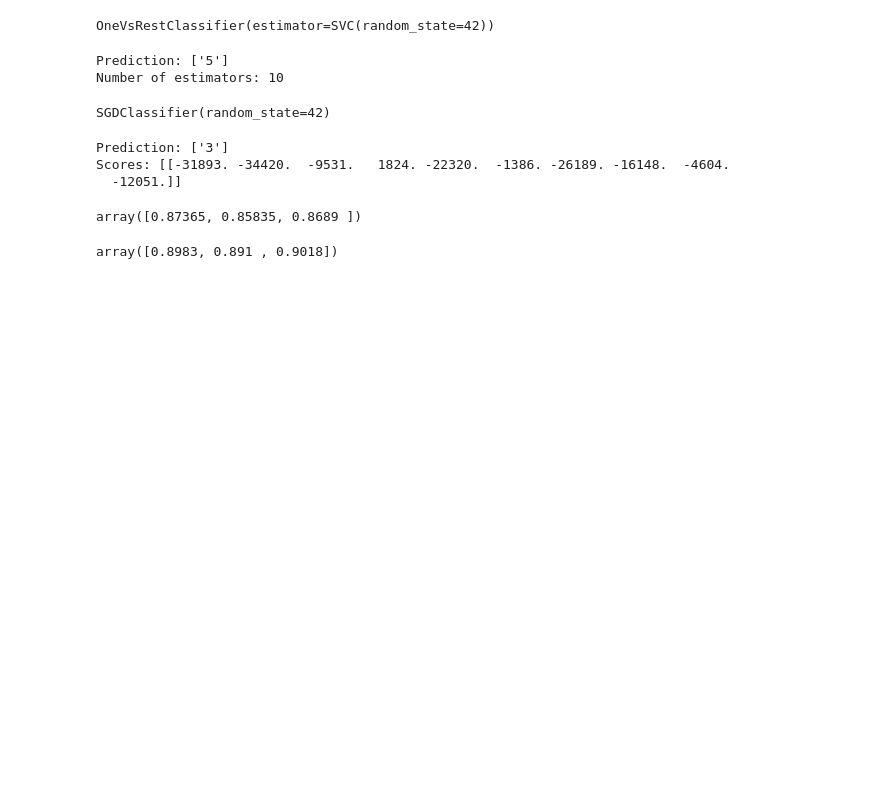
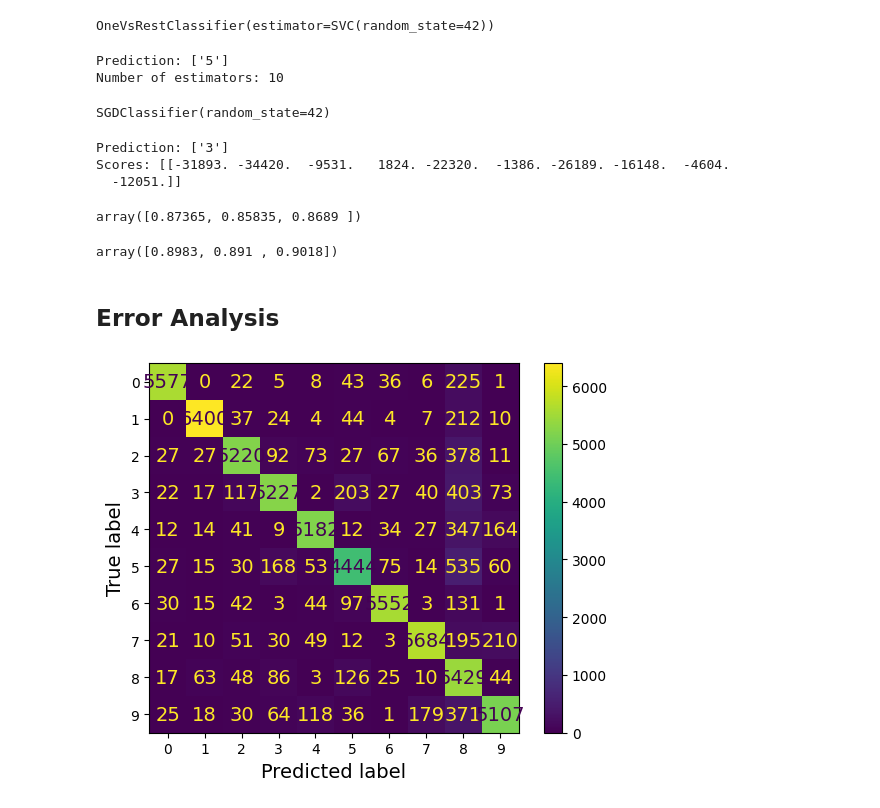
Before and after one commit to MrIsCM/Learning-Machine-Learning, a Jupyter notebook: Notebooks/03_classification.ipynb, the cells around one changed output. Drawn from its saved outputs; the diff is of its cells as text; code cells hidden in the pictures; blank space fills up the shorter version.

Commit message:
Confusion Matrix Displays

```diff
--- a/Notebooks/03_classification.ipynb
+++ b/Notebooks/03_classification.ipynb
@@ -546,3 +546,16 @@ X_train_scaled = scaler.fit_transform(X_train.astype(np.float64))
 cross_val_score(sgd_clf, X_train_scaled, y_train, cv=3, scoring="accuracy")
 # %% [output]
 array([0.8983, 0.891 , 0.9018])
+# %% [markdown]
+## Error Analysis
+# %%
+# Using the confusion matrix:
+# There will be one row per actual class and one column per predicted class (10x10 matrix)
+
+from sklearn.metrics import ConfusionMatrixDisplay
+
+y_train_pred = cross_val_predict(sgd_clf, X_train_scaled, y_train, cv=3)
+ConfusionMatrixDisplay.from_predictions(y_train, y_train_pred)
+plt.show()
+# %% [output]
+[figure, added]
```
Also changed, not shown: parts of 2 cells of this notebook.
